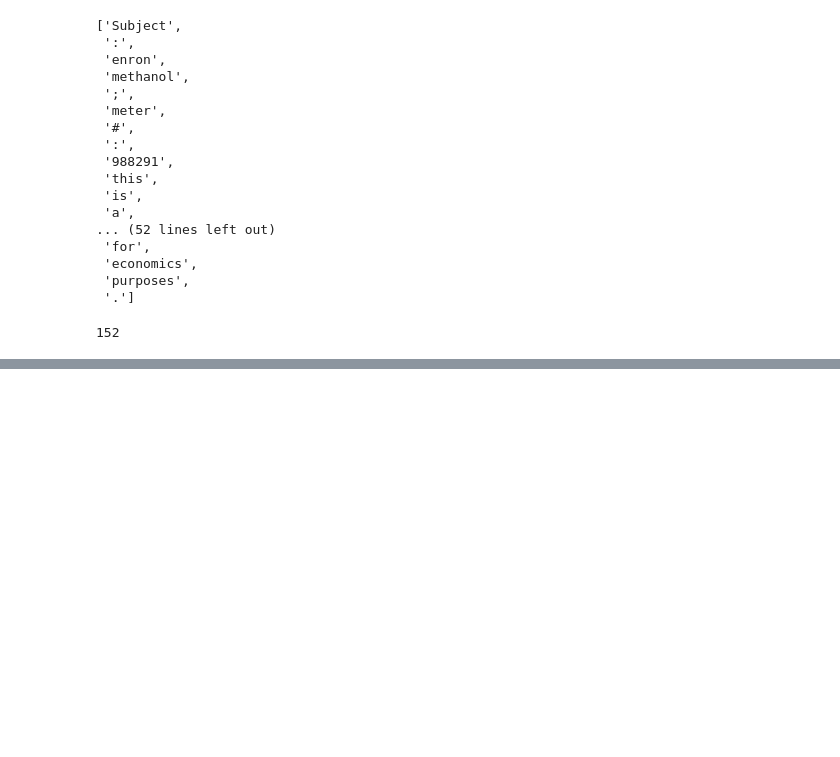
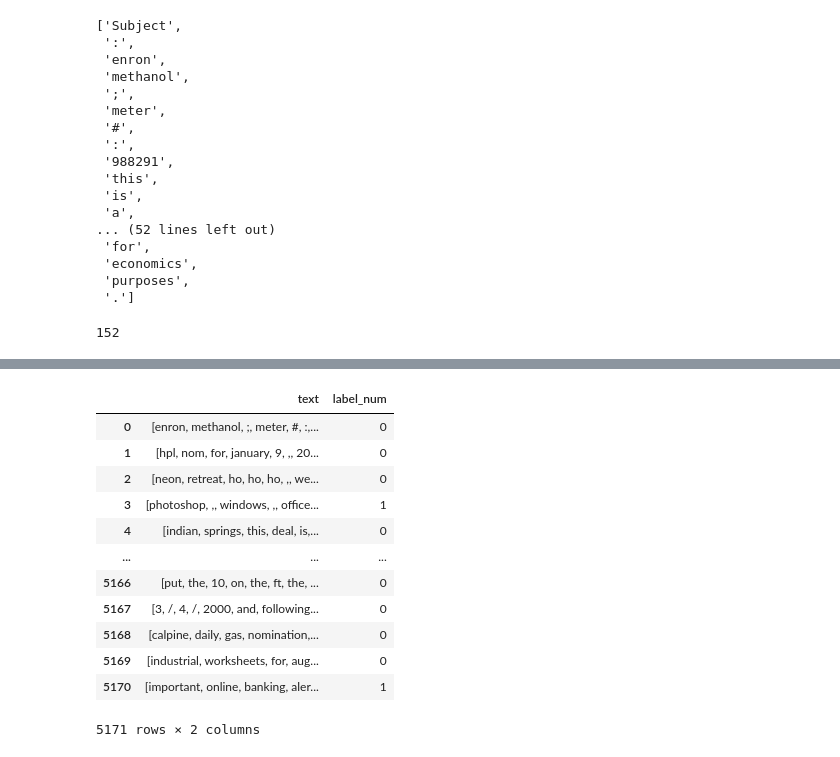
Before and after one commit to dikshank/Email-Classification, a Jupyter notebook: Spam_Email_Classification.ipynb, the cells around one changed output, grey strips where cells are left out. Cells and saved outputs as stored; diff of their text form; code cells hidden in the pictures; blank space fills up the shorter version.

```diff
--- a/Spam_Email_Classification.ipynb
+++ b/Spam_Email_Classification.ipynb
@@ -114,0 +270,5 @@ len(vocab) # Every single e-mail can be represented by 152 tokens(2 rows and 152
+# %%
+def normalize_tokens(list_of_tokens):
+  return map(lambda x: x.lower(),list_of_tokens)
+# %%
+data['text'] = data['text'].apply(lambda x: normalize_tokens(x))
@@ -114,0 +290,18 @@ len(vocab) # Every single e-mail can be represented by 152 tokens(2 rows and 152
+# %%
+data['text'] = data['text'].apply(lambda x: list(x))
+# %%
+data
+# %% [output]
+|  | text | label_num |
+| 0 | [enron, methanol, ;, meter, #, :,... | 0 |
+| 1 | [hpl, nom, for, january, 9, ,, 20... | 0 |
+| 2 | [neon, retreat, ho, ho, ho, ,, we... | 0 |
+| 3 | [photoshop, ,, windows, ,, office... | 1 |
+| 4 | [indian, springs, this, deal, is,... | 0 |
+| ... | ... | ... |
+| 5166 | [put, the, 10, on, the, ft, the, ... | 0 |
+| 5167 | [3, /, 4, /, 2000, and, following... | 0 |
+| 5168 | [calpine, daily, gas, nomination,... | 0 |
+| 5169 | [industrial, worksheets, for, aug... | 0 |
+| 5170 | [important, online, banking, aler... | 1 |
+5171 rows × 2 columns
```
Also changed, not shown: parts of 89 cells of this notebook.
